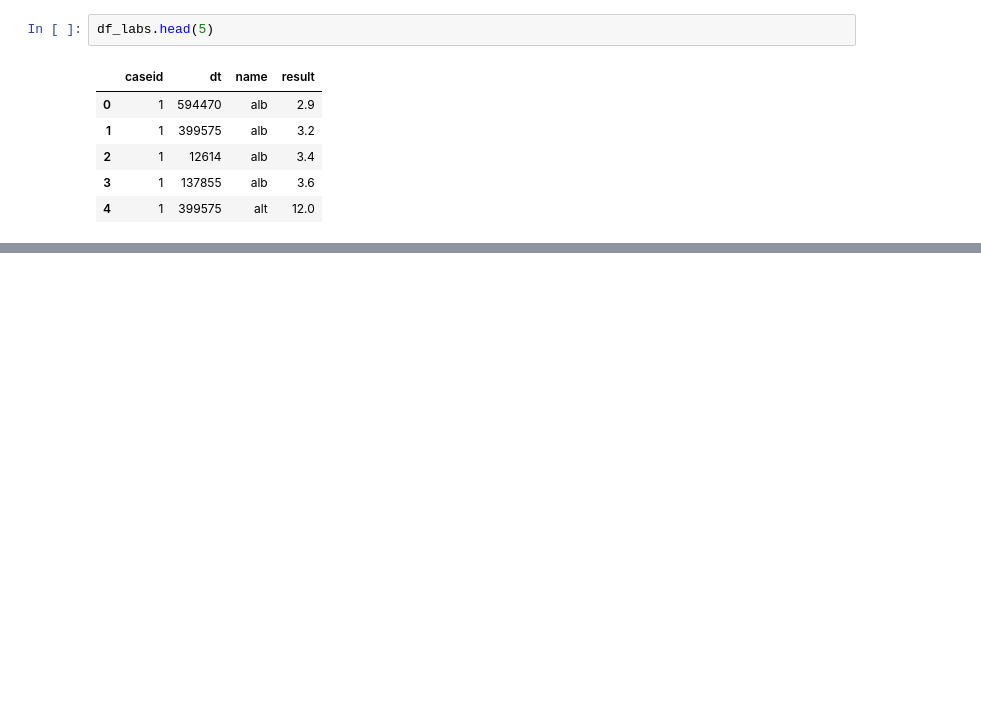
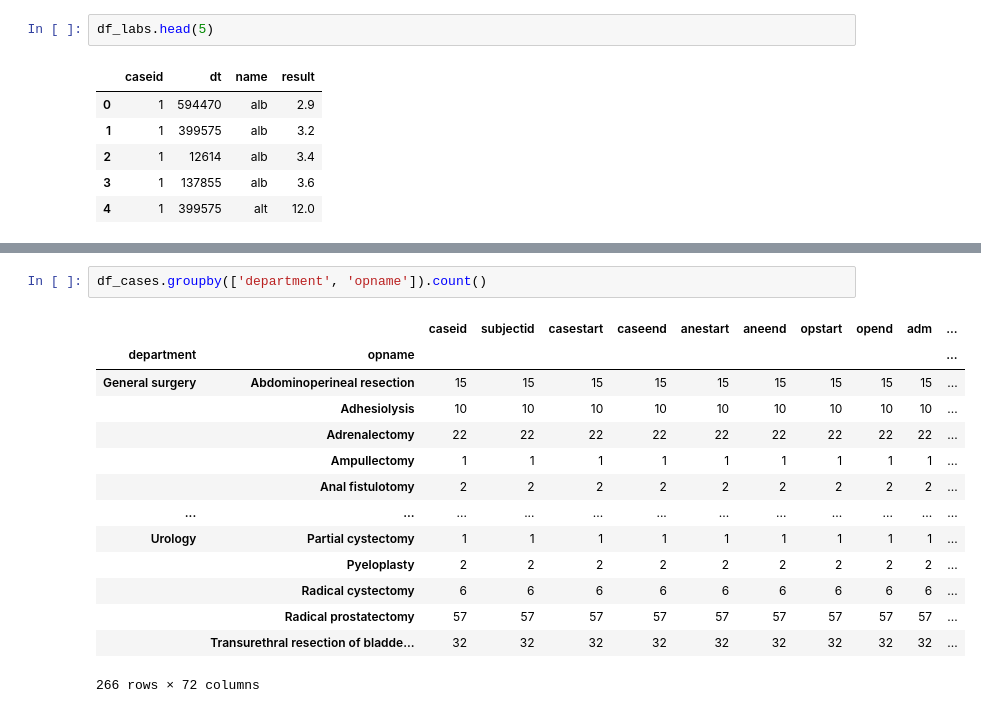
Before and after one commit to Tanya301/dsc106_final_project, a Jupyter notebook: dsc106_finalproj_eda.ipynb, the cells around one changed output, grey strips where cells are left out. Drawn from its saved outputs; the diff is of its cells as text; blank space fills up the shorter version.

```diff
--- a/dsc106_finalproj_eda.ipynb
+++ b/dsc106_finalproj_eda.ipynb
@@ -78,0 +120,17 @@ fig.show()
+# %%
+df_cases.groupby(['department', 'opname']).count()
+# %% [output]
+|  |  | caseid | subjectid | casestart | caseend | anestart | aneend | opstart | opend | adm | ... |
+| department | opname |  |  |  |  |  |  |  |  |  | ... |
+| General surgery | Abdominoperineal resection | 15 | 15 | 15 | 15 | 15 | 15 | 15 | 15 | 15 | ... |
+|  | Adhesiolysis | 10 | 10 | 10 | 10 | 10 | 10 | 10 | 10 | 10 | ... |
+|  | Adrenalectomy | 22 | 22 | 22 | 22 | 22 | 22 | 22 | 22 | 22 | ... |
+|  | Ampullectomy | 1 | 1 | 1 | 1 | 1 | 1 | 1 | 1 | 1 | ... |
+|  | Anal fistulotomy | 2 | 2 | 2 | 2 | 2 | 2 | 2 | 2 | 2 | ... |
+| ... | ... | ... | ... | ... | ... | ... | ... | ... | ... | ... | ... |
+| Urology | Partial cystectomy | 1 | 1 | 1 | 1 | 1 | 1 | 1 | 1 | 1 | ... |
+|  | Pyeloplasty | 2 | 2 | 2 | 2 | 2 | 2 | 2 | 2 | 2 | ... |
+|  | Radical cystectomy | 6 | 6 | 6 | 6 | 6 | 6 | 6 | 6 | 6 | ... |
+|  | Radical prostatectomy | 57 | 57 | 57 | 57 | 57 | 57 | 57 | 57 | 57 | ... |
+|  | Transurethral resection of bladde... | 32 | 32 | 32 | 32 | 32 | 32 | 32 | 32 | 32 | ... |
+266 rows × 72 columns
```
Also changed, not shown: parts of 12 cells of this notebook, 4 other files.
